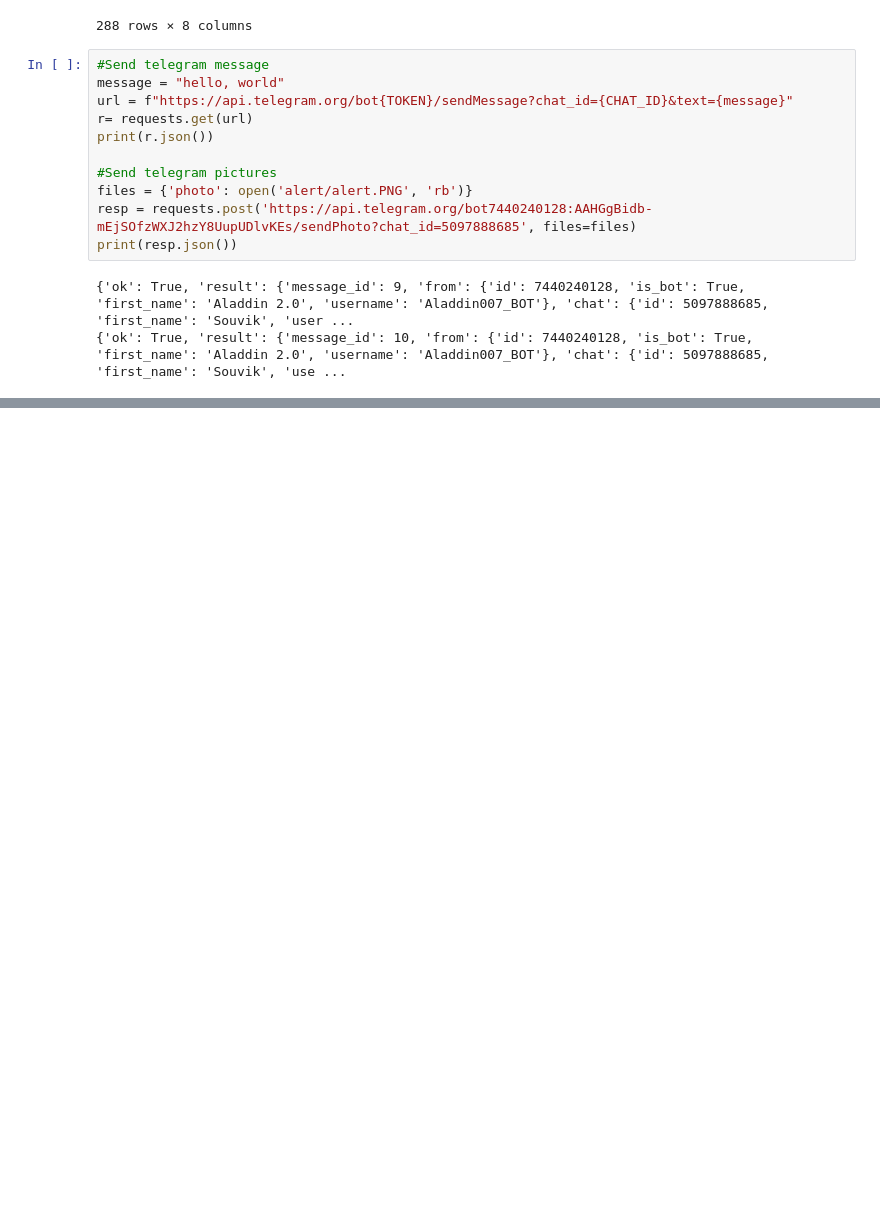
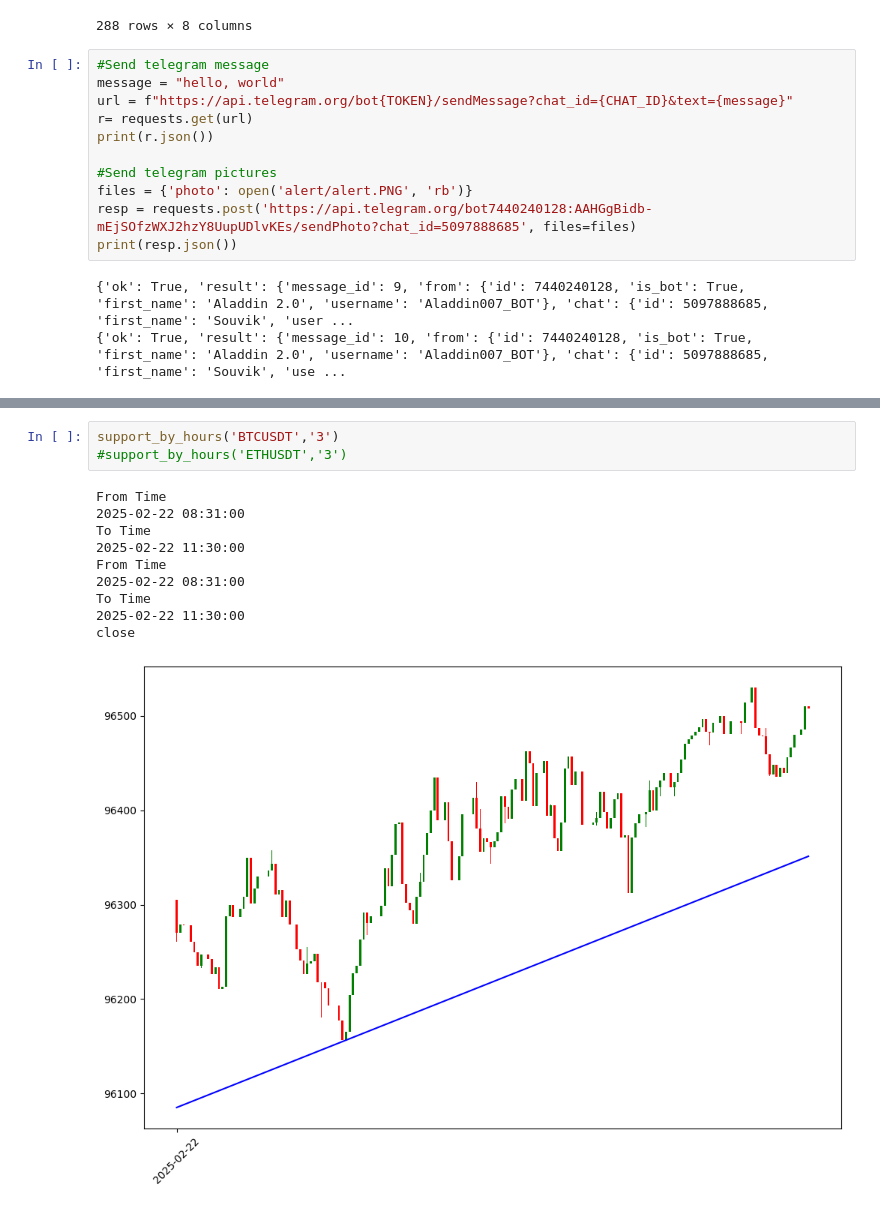
Before and after one commit to Souvik-Daw/Aladdin-2.0, a Jupyter notebook: Support jupyter notebook.ipynb, the cells around one changed output, grey strips where cells are left out. Drawn from its saved outputs; the diff is of its cells as text; blank space fills up the shorter version.

```diff
--- a/Support jupyter notebook.ipynb
+++ b/Support jupyter notebook.ipynb
@@ -279,0 +333,14 @@ close
+# %%
+support_by_hours('BTCUSDT','3')
+#support_by_hours('ETHUSDT','3')
+# %% [output]
+From Time
+2025-02-22 08:31:00
+To Time
+2025-02-22 11:30:00
+From Time
+2025-02-22 08:31:00
+To Time
+2025-02-22 11:30:00
+close
+[figure, added]
```
Also changed, not shown: parts of 7 cells of this notebook, 20 other files.
